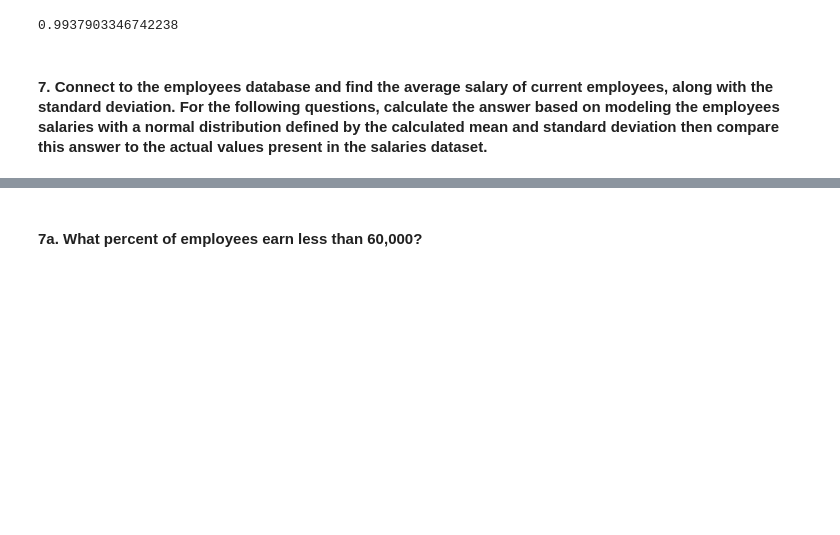
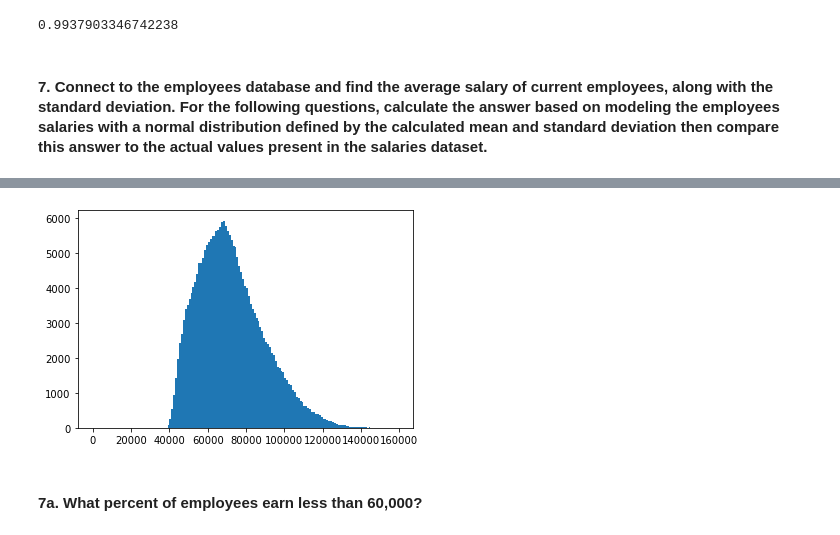
Before and after one commit to bensmith07/statistics-exercises, a Jupyter notebook: probability_distributions.ipynb, the cells around one changed output, grey strips where cells are left out. Drawn from its saved outputs; the diff is of its cells as text; code cells hidden in the pictures; blank space fills up the shorter version.

```diff
--- a/probability_distributions.ipynb
+++ b/probability_distributions.ipynb
@@ -306,3 +316,9 @@ dist = stats.norm(µ, σ)
+# %%
+# visualize the distribution: actual observed values
+plt.hist(salaries, bins=range(0,160_000,1000), width=1000)
+plt.show()
+# %% [output]
+[figure, added]
 # %% [markdown]
 #### 7a. What percent of employees earn less than 60,000?
 # %%
```
Also changed, not shown: parts of 17 cells of this notebook.
